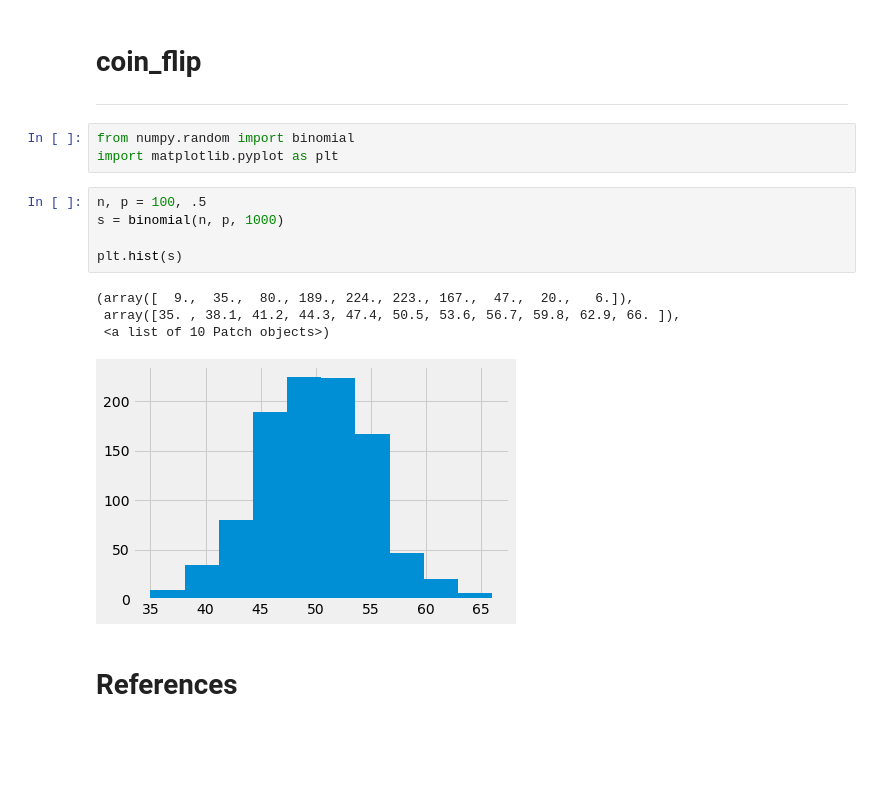
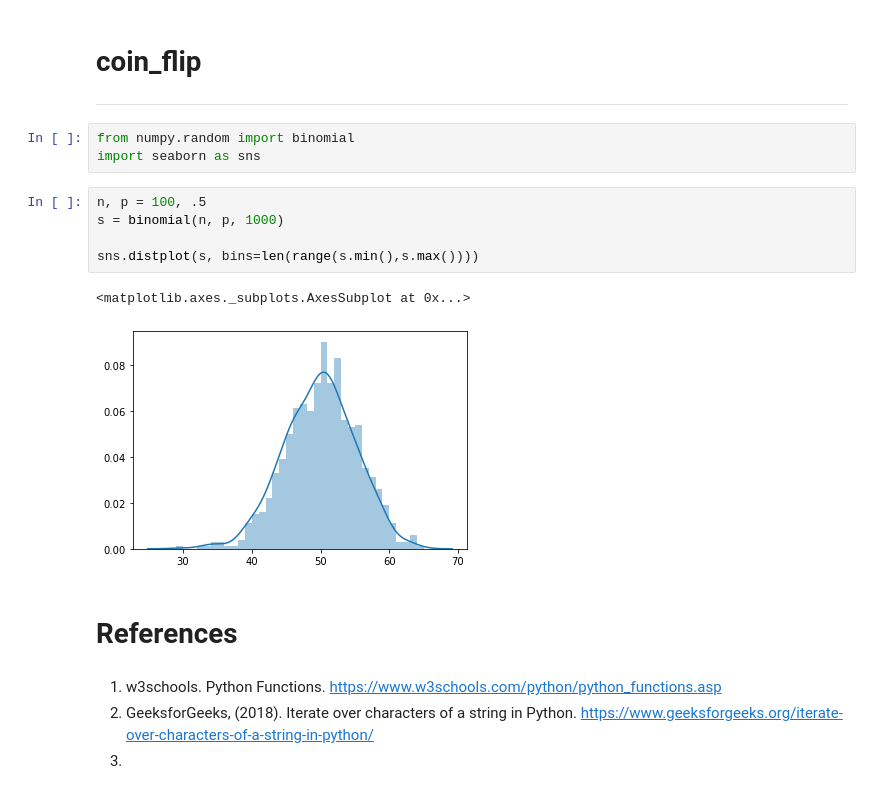
Before and after one commit to cian-gmit-da2020/DA_Fun_Tasks, a Jupyter notebook: Tasks.ipynb, the cells around one changed output. Drawn from its saved outputs; the diff is of its cells as text; blank space fills up the shorter version.

```diff
--- a/Tasks.ipynb
+++ b/Tasks.ipynb
@@ -201,16 +241,18 @@ sns.barplot(x=list(z.keys()), y=list(z.values()))
 ***
 # %%
 from numpy.random import binomial
-import matplotlib.pyplot as plt
+import seaborn as sns
 # %%
 n, p = 100, .5
 s = binomial(n, p, 1000)
 
-plt.hist(s)
+sns.distplot(s, bins=len(range(s.min(),s.max())))
 # %% [output]
-(array([  9.,  35.,  80., 189., 224., 223., 167.,  47.,  20.,   6.]),
- array([35. , 38.1, 41.2, 44.3, 47.4, 50.5, 53.6, 56.7, 59.8, 62.9, 66. ]),
- <a list of 10 Patch objects>)
+<matplotlib.axes._subplots.AxesSubplot at 0x...>
-[figure, old version]
+[figure, new version]
 # %% [markdown]
 # References
+# %% [markdown]
+1. w3schools. Python Functions. https://www.w3schools.com/python/python_functions.asp
+2. GeeksforGeeks, (2018). Iterate over characters of a string in Python. https://www.geeksforgeeks.org/iterate-over-characters-of-a-string-in-python/
+3.
```
Also changed, not shown: parts of 30 cells of this notebook, 3 other files.
